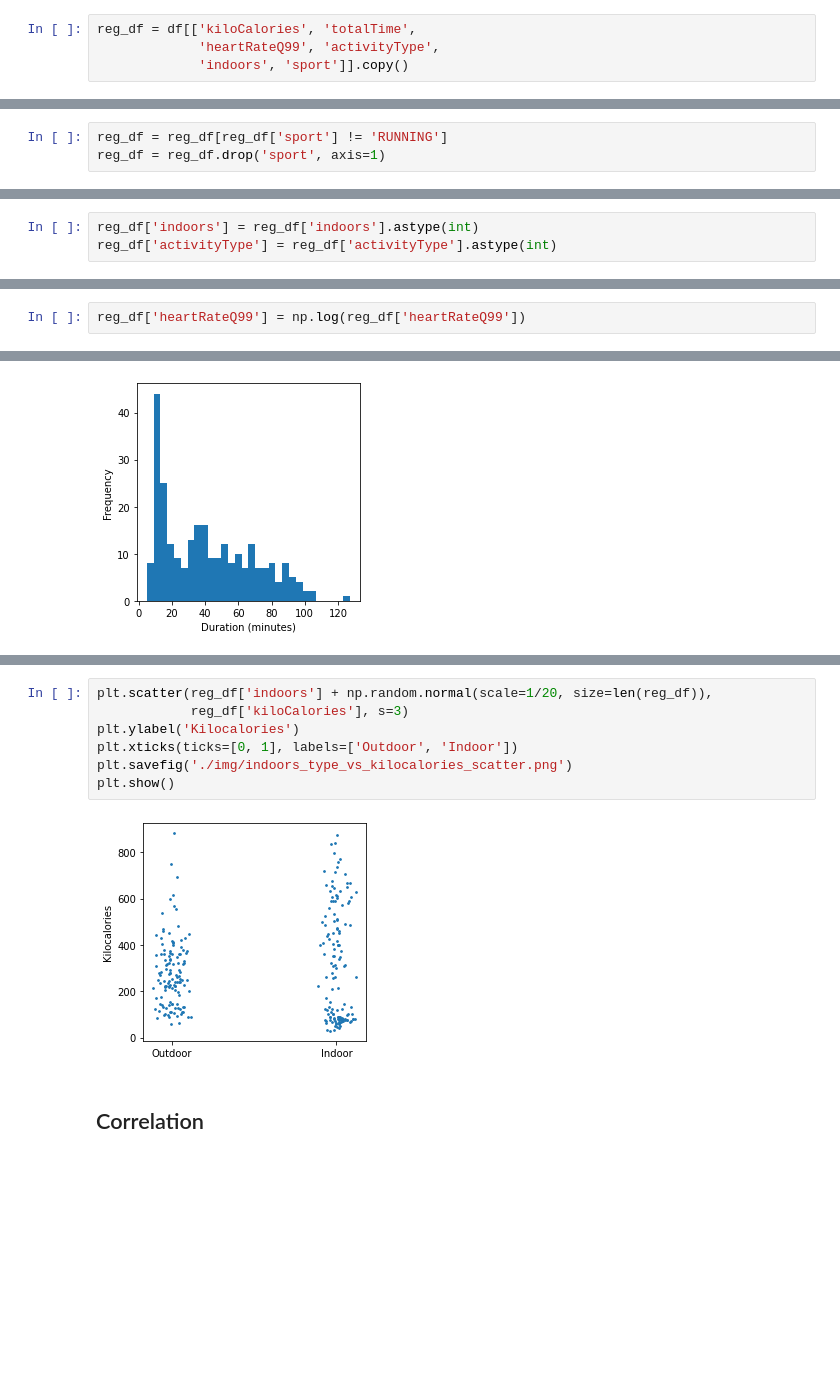
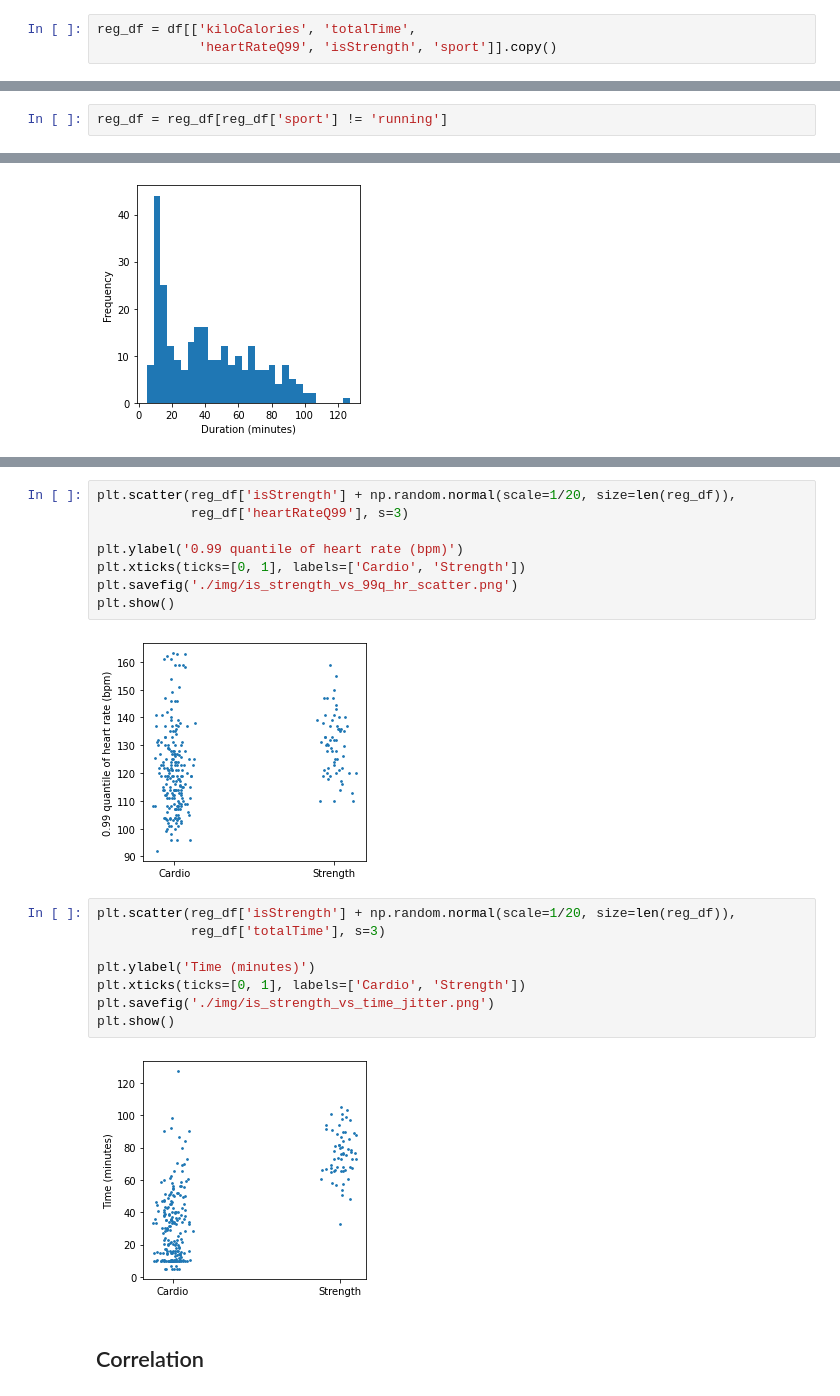
Before and after one commit to besiobu/data-science-portfolio, a Jupyter notebook: polar/Polar.ipynb, the cells around one changed output, grey strips where cells are left out. Cells and saved outputs as stored; diff of their text form; blank space fills up the shorter version.

```diff
--- a/polar/Polar.ipynb
+++ b/polar/Polar.ipynb
@@ -515,5 +545,4 @@ plt.show()
 Now we proceed to build a regression model to predict `kiloCalories` burned during a workout. First we create a subset of the original data.
 # %%
 reg_df = df[['kiloCalories', 'totalTime',
-             'heartRateQ99', 'activityType',
-             'indoors', 'sport']].copy()
+             'heartRateQ99', 'isStrength', 'sport']].copy()
@@ -522,3 +560,2 @@ We remove the rows where `sport` is `RUNNING` because there were only two workou
 # %%
-reg_df = reg_df[reg_df['sport'] != 'RUNNING']
-reg_df = reg_df.drop('sport', axis=1)
+reg_df = reg_df[reg_df['sport'] != 'running']
@@ -527,6 +562,3 @@ We convert binary features to integers for statsmodels.
-# %%
-reg_df['indoors'] = reg_df['indoors'].astype(int)
-reg_df['activityType'] = reg_df['activityType'].astype(int)
 # %% [markdown]
 ### Outliers
 # %% [markdown]
@@ -557,2 +586,0 @@ We apply the log transform to `heartRateQ99` hoping to reduce variance.
-# %%
-reg_df['heartRateQ99'] = np.log(reg_df['heartRateQ99'])
@@ -631,11 +657,22 @@ plt.show()
+# %%
+plt.scatter(reg_df['isStrength'] + np.random.normal(scale=1/20, size=len(reg_df)),
+            reg_df['heartRateQ99'], s=3)
+
+plt.ylabel('0.99 quantile of heart rate (bpm)')
+plt.xticks(ticks=[0, 1], labels=['Cardio', 'Strength'])
+plt.savefig('./img/is_strength_vs_99q_hr_scatter.png')
+plt.show()
+# %% [output]
+[figure, added]
 # %%
-plt.scatter(reg_df['indoors'] + np.random.normal(scale=1/20, size=len(reg_df)),
-            reg_df['kiloCalories'], s=3)
-plt.ylabel('Kilocalories')
-plt.xticks(ticks=[0, 1], labels=['Outdoor', 'Indoor'])
-plt.savefig('./img/indoors_type_vs_kilocalories_scatter.png')
+plt.scatter(reg_df['isStrength'] + np.random.normal(scale=1/20, size=len(reg_df)),
+            reg_df['totalTime'], s=3)
+
+plt.ylabel('Time (minutes)')
+plt.xticks(ticks=[0, 1], labels=['Cardio', 'Strength'])
+plt.savefig('./img/is_strength_vs_time_jitter.png')
 plt.show()
 # %% [output]
-[figure, old version]
+[figure, new version]
 # %% [markdown]
 ## Correlation
```
Also changed, not shown: parts of 102 cells of this notebook, 17 other files.
